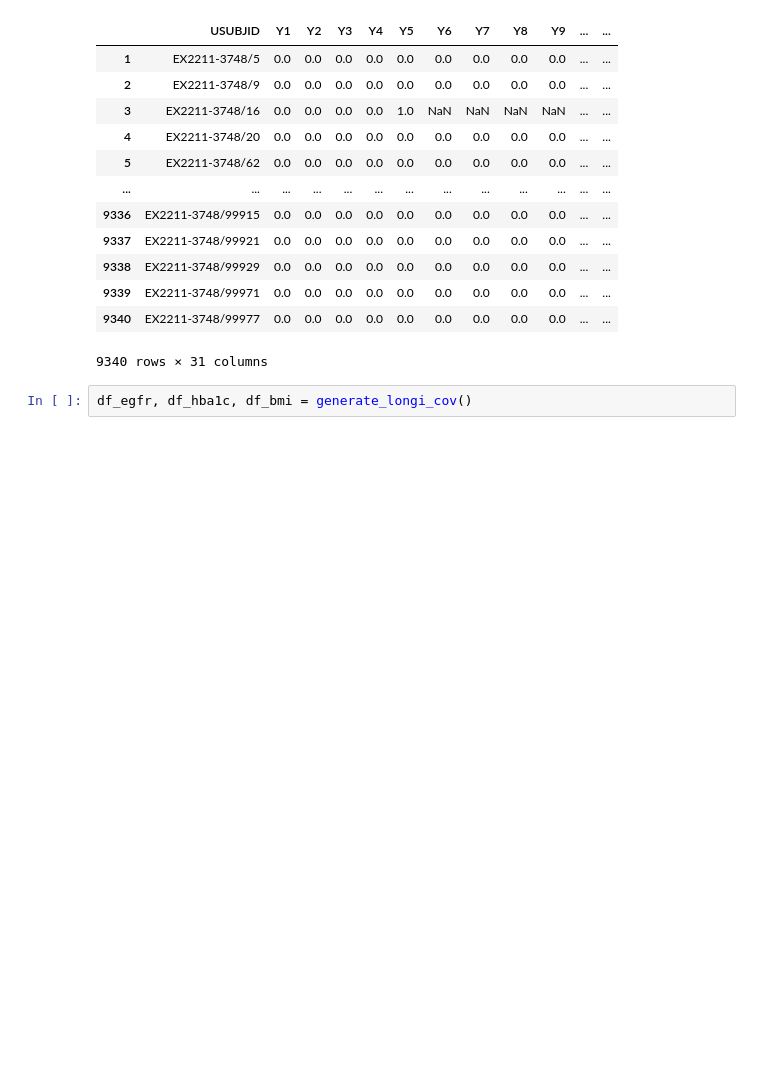
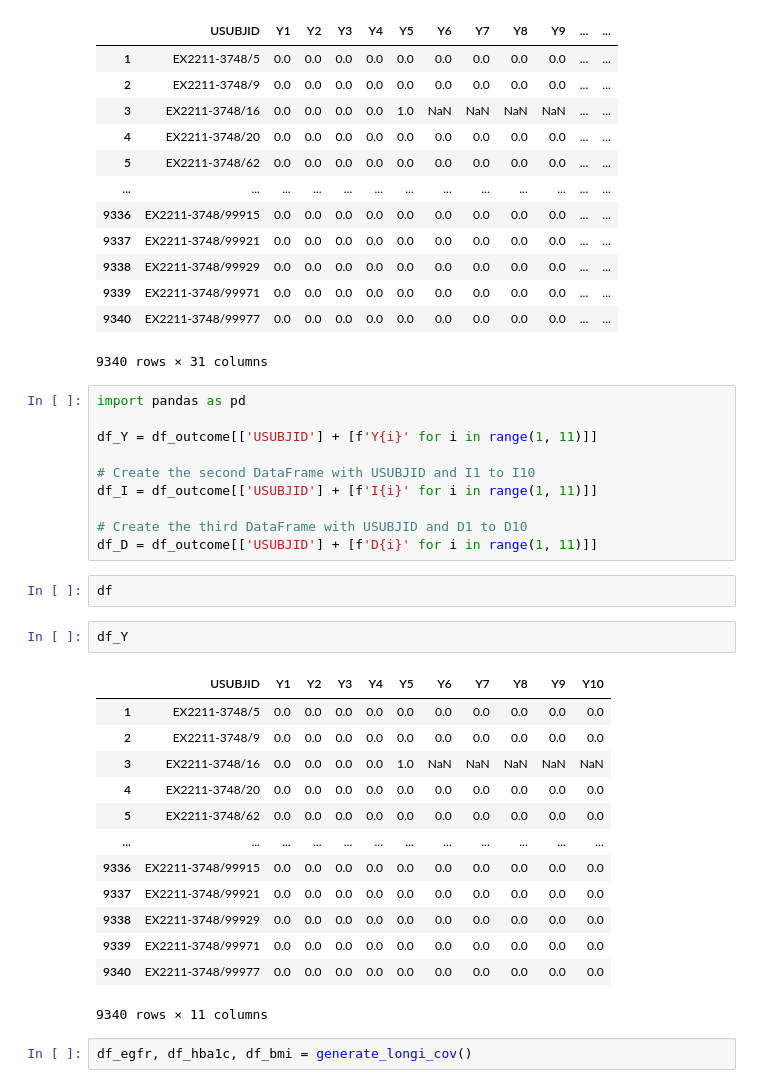
Before and after one commit to xwshen51/frengression, a Jupyter notebook: leader/simulation_leader.ipynb, the cells around one changed output. Saved outputs shown, nothing was run; the diff lists cells and outputs as text; blank space fills up the shorter version.

Commit message:
aggregate long data

```diff
--- a/leader/simulation_leader.ipynb
+++ b/leader/simulation_leader.ipynb
@@ -558,5 +558,33 @@ df_outcome
 | 9339 | EX2211-3748/99971 | 0.0 | 0.0 | 0.0 | 0.0 | 0.0 | 0.0 | 0.0 | 0.0 | 0.0 | ... | ... |
 | 9340 | EX2211-3748/99977 | 0.0 | 0.0 | 0.0 | 0.0 | 0.0 | 0.0 | 0.0 | 0.0 | 0.0 | ... | ... |
 9340 rows × 31 columns
+# %%
+import pandas as pd
+
+df_Y = df_outcome[['USUBJID'] + [f'Y{i}' for i in range(1, 11)]]
+
+# Create the second DataFrame with USUBJID and I1 to I10
+df_I = df_outcome[['USUBJID'] + [f'I{i}' for i in range(1, 11)]]
+
+# Create the third DataFrame with USUBJID and D1 to D10
+df_D = df_outcome[['USUBJID'] + [f'D{i}' for i in range(1, 11)]]
+# %%
+df
+# %%
+df_Y
+# %% [output]
+|  | USUBJID | Y1 | Y2 | Y3 | Y4 | Y5 | Y6 | Y7 | Y8 | Y9 | Y10 |
+| 1 | EX2211-3748/5 | 0.0 | 0.0 | 0.0 | 0.0 | 0.0 | 0.0 | 0.0 | 0.0 | 0.0 | 0.0 |
+| 2 | EX2211-3748/9 | 0.0 | 0.0 | 0.0 | 0.0 | 0.0 | 0.0 | 0.0 | 0.0 | 0.0 | 0.0 |
+| 3 | EX2211-3748/16 | 0.0 | 0.0 | 0.0 | 0.0 | 1.0 | NaN | NaN | NaN | NaN | NaN |
+| 4 | EX2211-3748/20 | 0.0 | 0.0 | 0.0 | 0.0 | 0.0 | 0.0 | 0.0 | 0.0 | 0.0 | 0.0 |
+| 5 | EX2211-3748/62 | 0.0 | 0.0 | 0.0 | 0.0 | 0.0 | 0.0 | 0.0 | 0.0 | 0.0 | 0.0 |
+| ... | ... | ... | ... | ... | ... | ... | ... | ... | ... | ... | ... |
+| 9336 | EX2211-3748/99915 | 0.0 | 0.0 | 0.0 | 0.0 | 0.0 | 0.0 | 0.0 | 0.0 | 0.0 | 0.0 |
+| 9337 | EX2211-3748/99921 | 0.0 | 0.0 | 0.0 | 0.0 | 0.0 | 0.0 | 0.0 | 0.0 | 0.0 | 0.0 |
+| 9338 | EX2211-3748/99929 | 0.0 | 0.0 | 0.0 | 0.0 | 0.0 | 0.0 | 0.0 | 0.0 | 0.0 | 0.0 |
+| 9339 | EX2211-3748/99971 | 0.0 | 0.0 | 0.0 | 0.0 | 0.0 | 0.0 | 0.0 | 0.0 | 0.0 | 0.0 |
+| 9340 | EX2211-3748/99977 | 0.0 | 0.0 | 0.0 | 0.0 | 0.0 | 0.0 | 0.0 | 0.0 | 0.0 | 0.0 |
+9340 rows × 11 columns
 # %%
 df_egfr, df_hba1c, df_bmi = generate_longi_cov()
```
Also changed, not shown: parts of 6 cells of this notebook.
